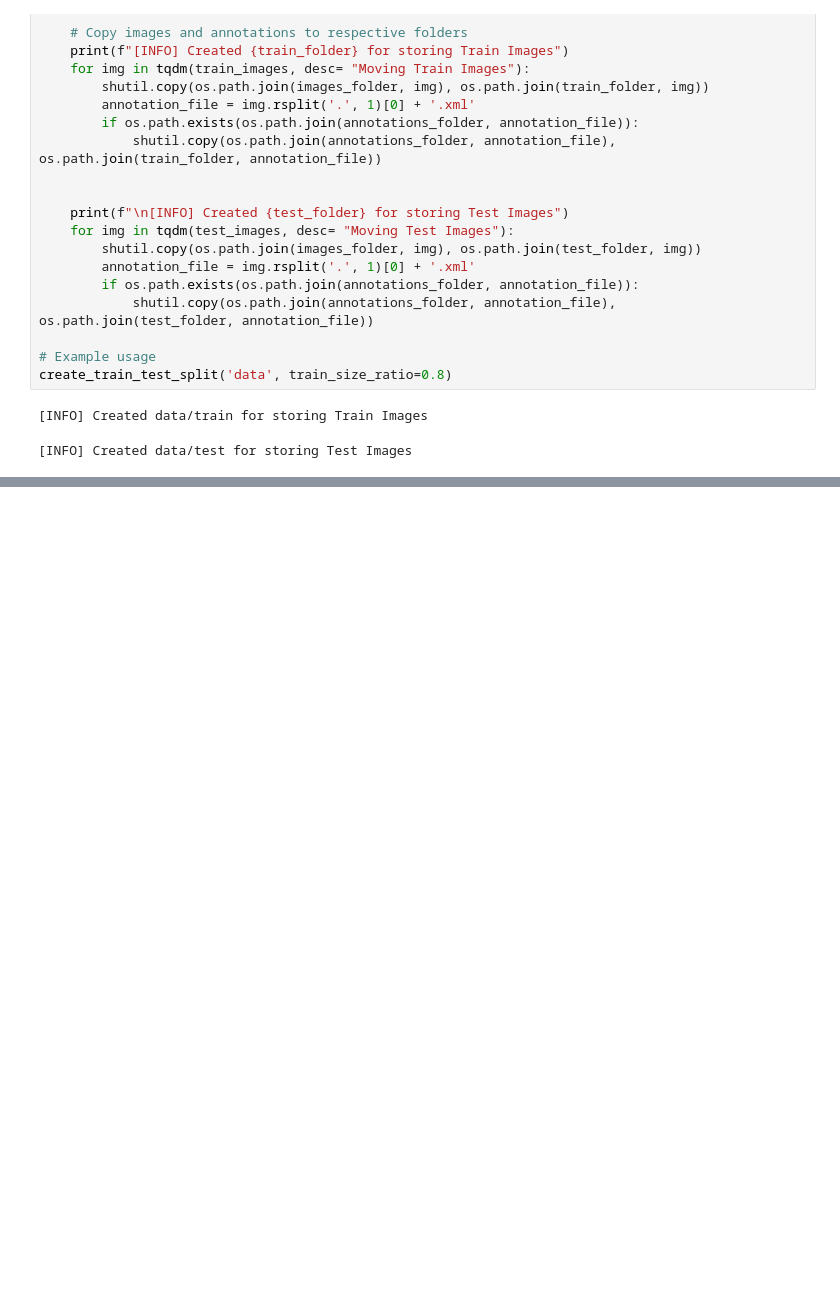
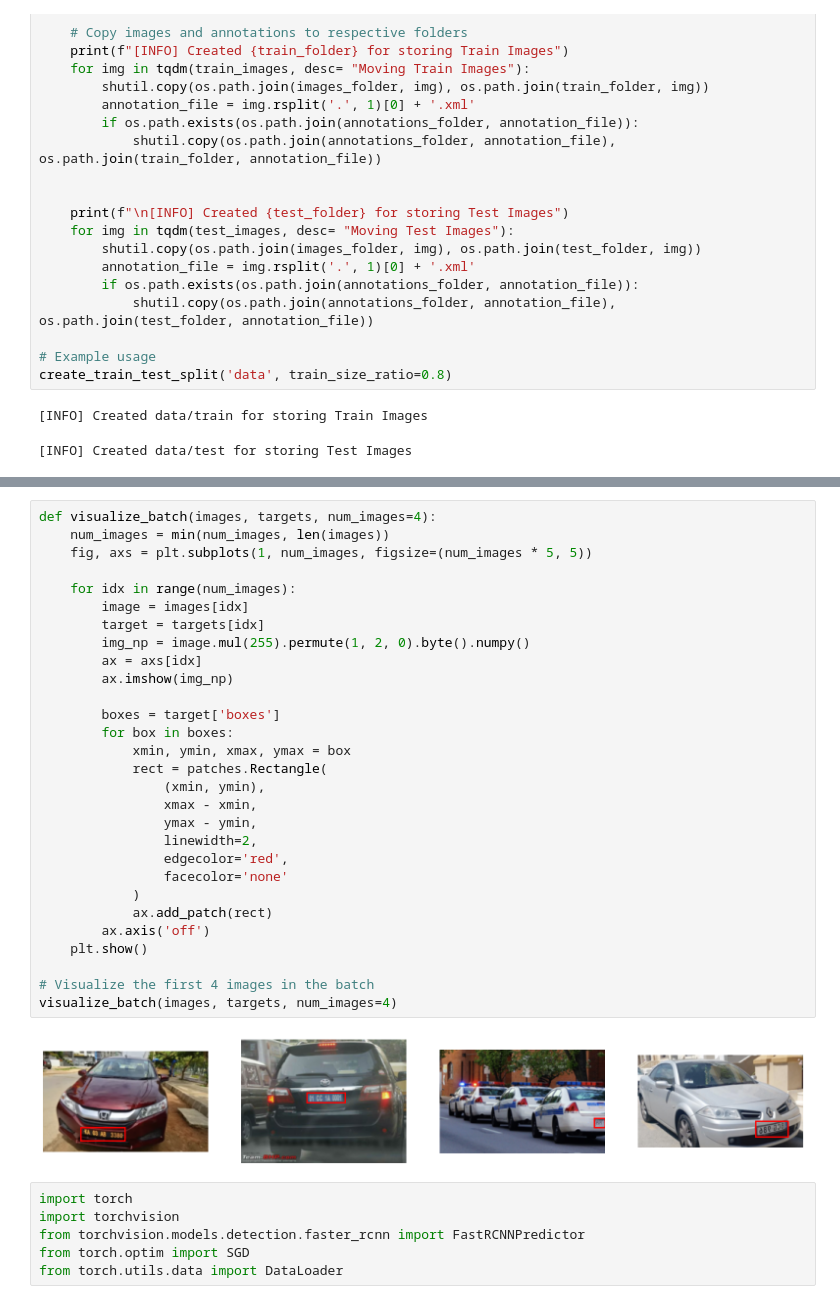
Before and after one commit to Abhimanyu9539/ANPR, a Jupyter notebook: Notebooks/ANPR_2.ipynb, the cells around one changed output, grey strips where cells are left out. Cells and saved outputs as stored; diff of their text form; blank space fills up the shorter version.

```diff
--- a/Notebooks/ANPR_2.ipynb
+++ b/Notebooks/ANPR_2.ipynb
@@ -186,0 +503,37 @@ create_train_test_split('data', train_size_ratio=0.8)
+# %%
+def visualize_batch(images, targets, num_images=4):
+    num_images = min(num_images, len(images))
+    fig, axs = plt.subplots(1, num_images, figsize=(num_images * 5, 5))
+
+    for idx in range(num_images):
+        image = images[idx]
+        target = targets[idx]
+        img_np = image.mul(255).permute(1, 2, 0).byte().numpy()
+        ax = axs[idx]
+        ax.imshow(img_np)
+
+        boxes = target['boxes']
+        for box in boxes:
+            xmin, ymin, xmax, ymax = box
+            rect = patches.Rectangle(
+                (xmin, ymin),
+                xmax - xmin,
+                ymax - ymin,
+                linewidth=2,
+                edgecolor='red',
+                facecolor='none'
+            )
+            ax.add_patch(rect)
+        ax.axis('off')
+    plt.show()
+
+# Visualize the first 4 images in the batch
+visualize_batch(images, targets, num_images=4)
+# %% [output]
+[figure, added]
+# %%
+import torch
+import torchvision
+from torchvision.models.detection.faster_rcnn import FastRCNNPredictor
+from torch.optim import SGD
+from torch.utils.data import DataLoader
```
Also changed, not shown: parts of 26 cells of this notebook.
